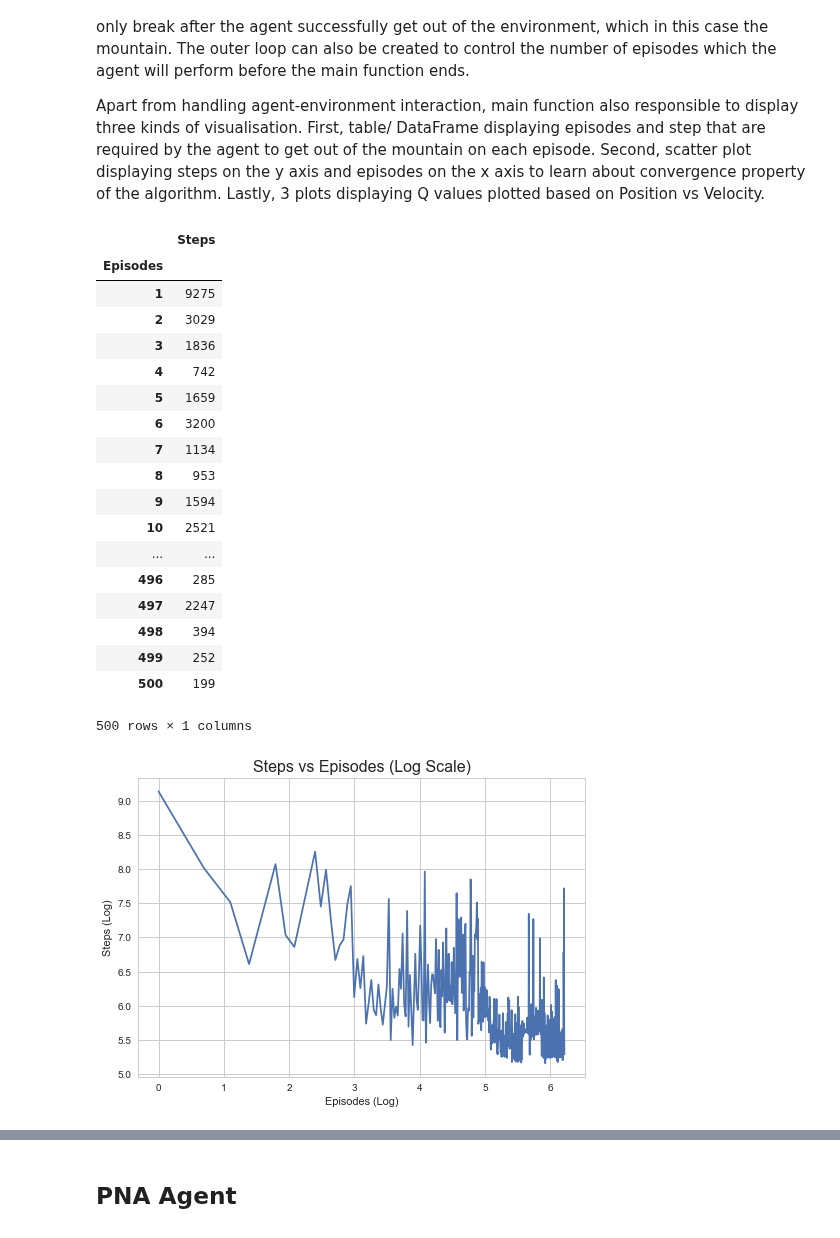
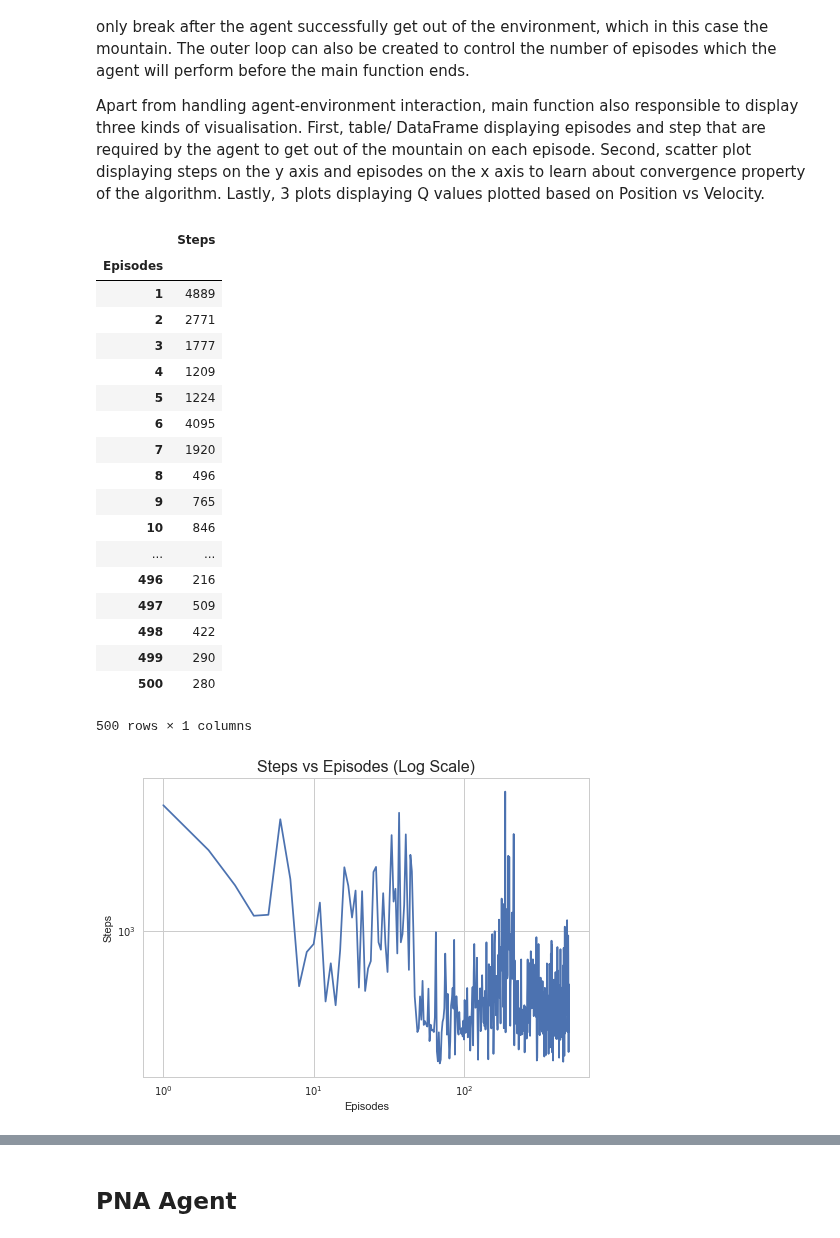
Before and after one commit to maleakhiw/Pessimistic-Neighbourhood-Aggregation-for-States-in-Reinforcement-Learning, a Jupyter notebook: PNA.ipynb, the cells around one changed output, grey strips where cells are left out. Cells and saved outputs as stored; diff of their text form; code cells hidden in the pictures.

```diff
--- a/PNA.ipynb
+++ b/PNA.ipynb
@@ -321,7 +324,7 @@ Apart from handling agent-environment interaction, main function also responsibl
 def generateAlphas(minimum_alpha, n_episodes):
     return(np.linspace(1.0, MIN_ALPHA, N_EPISODES))
 
-N_EPISODES = 500
+N_EPISODES = 1000
 MIN_ALPHA = 0.02
 alphas = generateAlphas(MIN_ALPHA, N_EPISODES)
 # %%
@@ -369,36 +372,38 @@ for i in range(training_iteration):
 # %% [output]
 |  | Steps |
 | Episodes |  |
-| 1 | 9275 |
-| 2 | 3029 |
-| 3 | 1836 |
-| 4 | 742 |
-| 5 | 1659 |
-| 6 | 3200 |
-| 7 | 1134 |
-| 8 | 953 |
-| 9 | 1594 |
-| 10 | 2521 |
+| 1 | 4889 |
+| 2 | 2771 |
+| 3 | 1777 |
+| 4 | 1209 |
+| 5 | 1224 |
+| 6 | 4095 |
+| 7 | 1920 |
+| 8 | 496 |
+| 9 | 765 |
+| 10 | 846 |
 | ... | ... |
-| 496 | 285 |
-| 497 | 2247 |
-| 498 | 394 |
-| 499 | 252 |
-| 500 | 199 |
+| 496 | 216 |
+| 497 | 509 |
+| 498 | 422 |
+| 499 | 290 |
+| 500 | 280 |
 500 rows × 1 columns
 # %%
 # Create graph for step vs episodes
-y = np.log(count_step)
-x = np.log(np.arange(1, len(y) + 1))
+y = count_step
+x = np.arange(1, len(y) + 1)
 
 plt.plot(x, y)
 plt.title("Steps vs Episodes (Log Scale)", fontsize=16)
-plt.xlabel("Episodes (Log)")
-plt.ylabel("Steps (Log)")
+plt.xlabel("Episodes")
+plt.ylabel("Steps")
+plt.xscale('log')
+plt.yscale('log')
 
 plt.show()
 # %% [output]
-[figure, old version]
+[figure, new version]
 # %%
 # Create heatmap for Q values
 data = pd.DataFrame()
```
Also changed, not shown: parts of 12 cells of this notebook, 2 other files.
